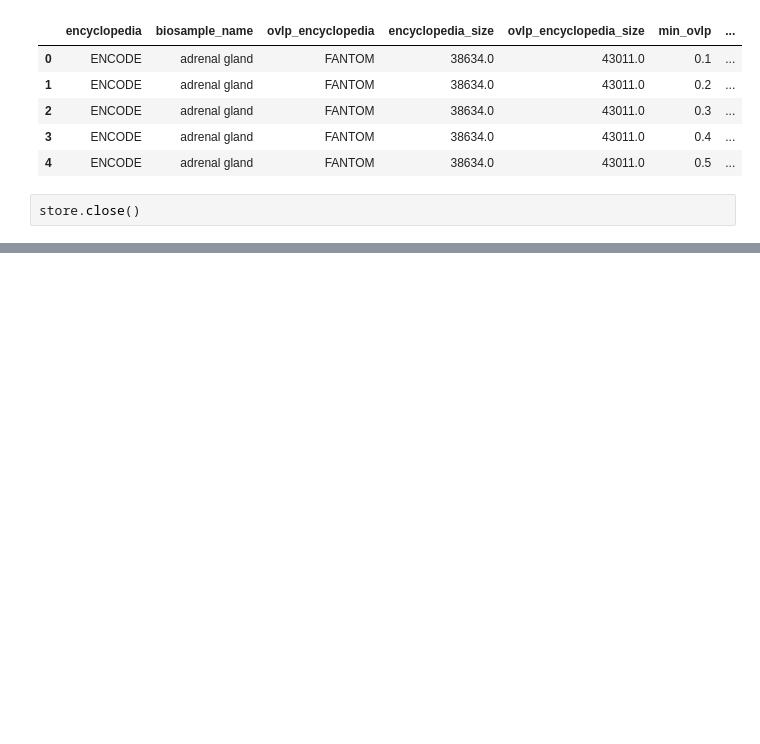
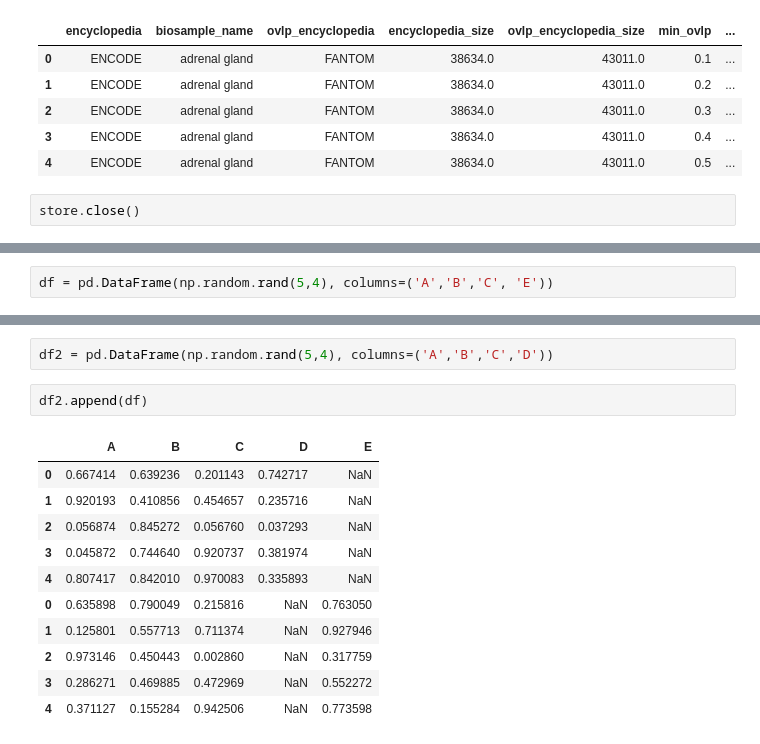
Before and after one commit to mvanzetti/thesis, a Jupyter notebook: notebooks/Dataframe Storage Exploration.ipynb, the cells around one changed output, grey strips where cells are left out. Cells and saved outputs as stored; diff of their text form; blank space fills up the shorter version.

```diff
--- a/notebooks/Dataframe Storage Exploration.ipynb
+++ b/notebooks/Dataframe Storage Exploration.ipynb
@@ -583,0 +587,2 @@ store.close()
+# %%
+df = pd.DataFrame(np.random.rand(5,4), columns=('A','B','C', 'E'))
@@ -583,0 +598,16 @@ store.close()
+# %%
+df2 = pd.DataFrame(np.random.rand(5,4), columns=('A','B','C','D'))
+# %%
+df2.append(df)
+# %% [output]
+|  | A | B | C | D | E |
+| 0 | 0.667414 | 0.639236 | 0.201143 | 0.742717 | NaN |
+| 1 | 0.920193 | 0.410856 | 0.454657 | 0.235716 | NaN |
+| 2 | 0.056874 | 0.845272 | 0.056760 | 0.037293 | NaN |
+| 3 | 0.045872 | 0.744640 | 0.920737 | 0.381974 | NaN |
+| 4 | 0.807417 | 0.842010 | 0.970083 | 0.335893 | NaN |
+| 0 | 0.635898 | 0.790049 | 0.215816 | NaN | 0.763050 |
+| 1 | 0.125801 | 0.557713 | 0.711374 | NaN | 0.927946 |
+| 2 | 0.973146 | 0.450443 | 0.002860 | NaN | 0.317759 |
+| 3 | 0.286271 | 0.469885 | 0.472969 | NaN | 0.552272 |
+| 4 | 0.371127 | 0.155284 | 0.942506 | NaN | 0.773598 |
```
Also changed, not shown: parts of 2 cells of this notebook, 4 other files.
